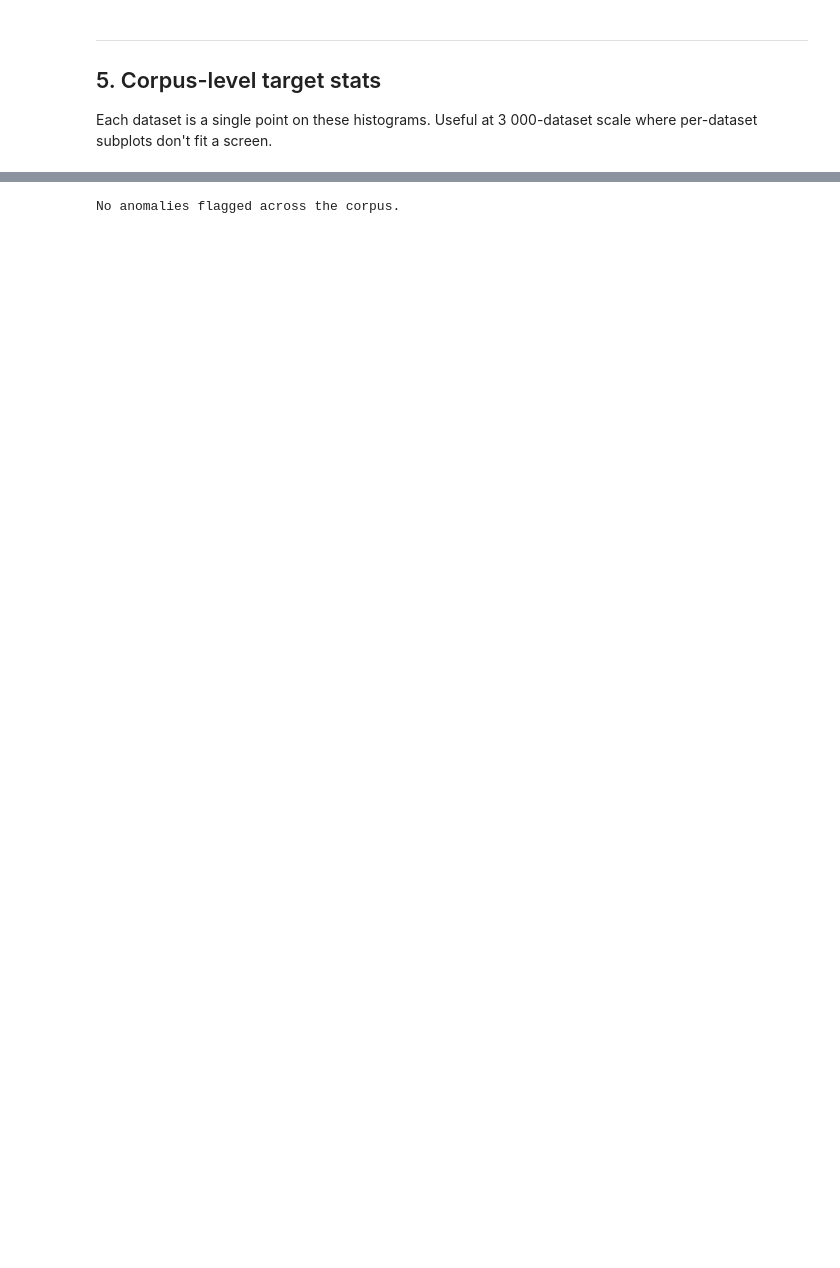
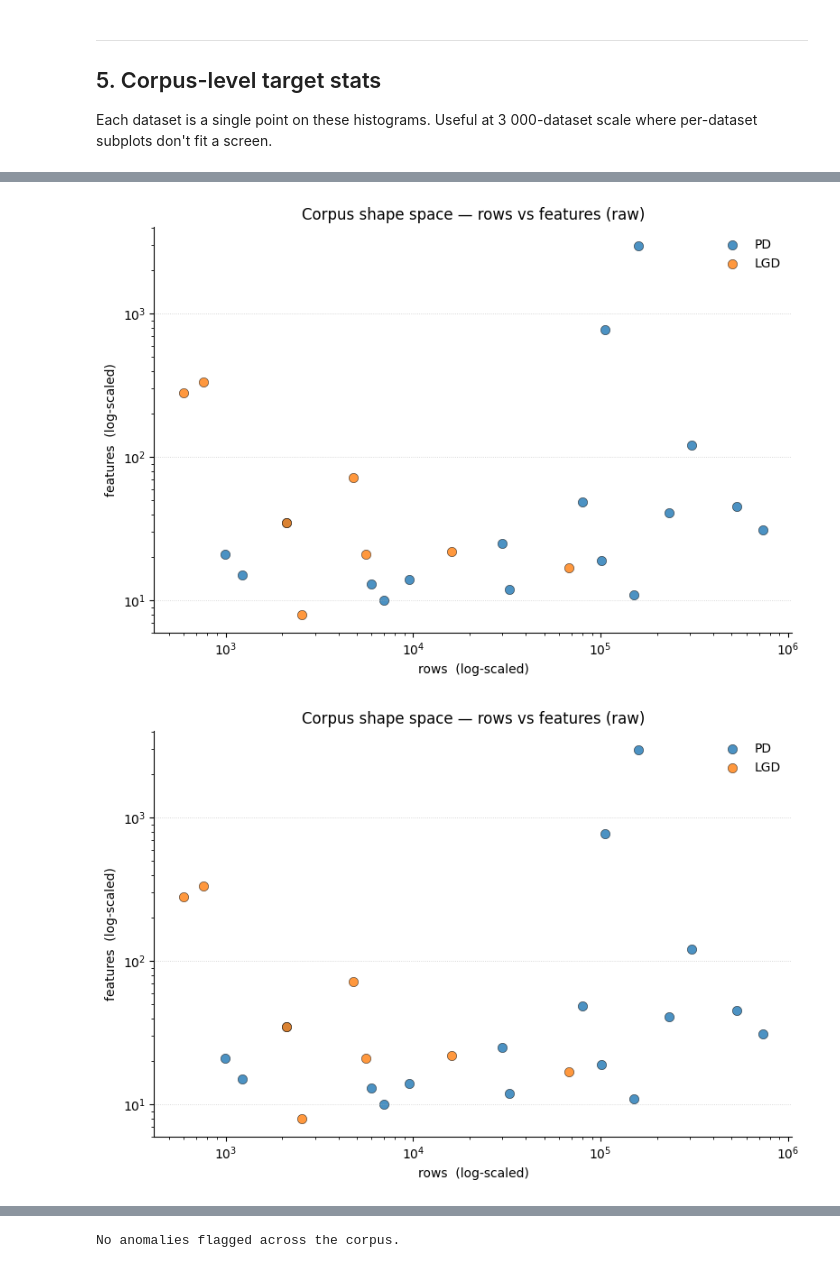
Before and after one commit to andreasgoethals/CreditPFN, a Jupyter notebook: notebooks/0.0. raw_data_exploration.ipynb, the cells around one changed output, grey strips where cells are left out. Saved outputs shown, nothing was run; the diff lists cells and outputs as text; code cells hidden in the pictures; blank space fills up the shorter version.

```diff
--- a/notebooks/0.0. raw_data_exploration.ipynb
+++ b/notebooks/0.0. raw_data_exploration.ipynb
@@ -165,3 +190,8 @@ sink.save(plot_target_mean_distribution_lgd(), '07_target_mean_distribution_lgd'
+# %%
+sink.save(plot_size_scatter(source='raw'), '09_size_scatter_raw')
+# %% [output]
+[figure, added]
+[figure, added]
 # %% [markdown]
 ---
 
```
Also changed, not shown: parts of 11 cells of this notebook, 37 other files.
